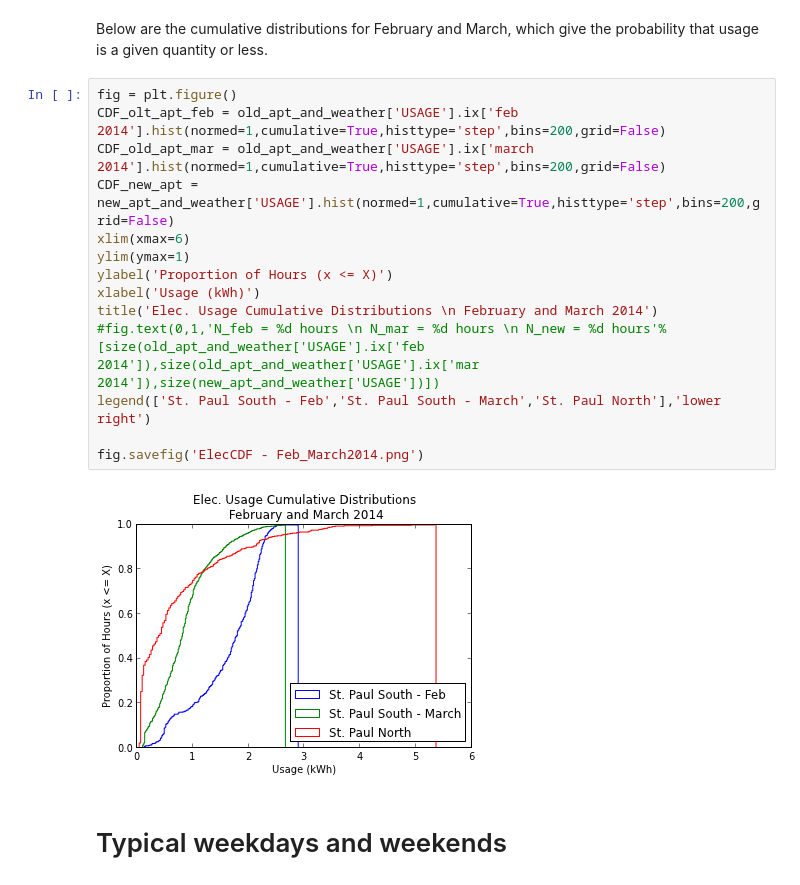
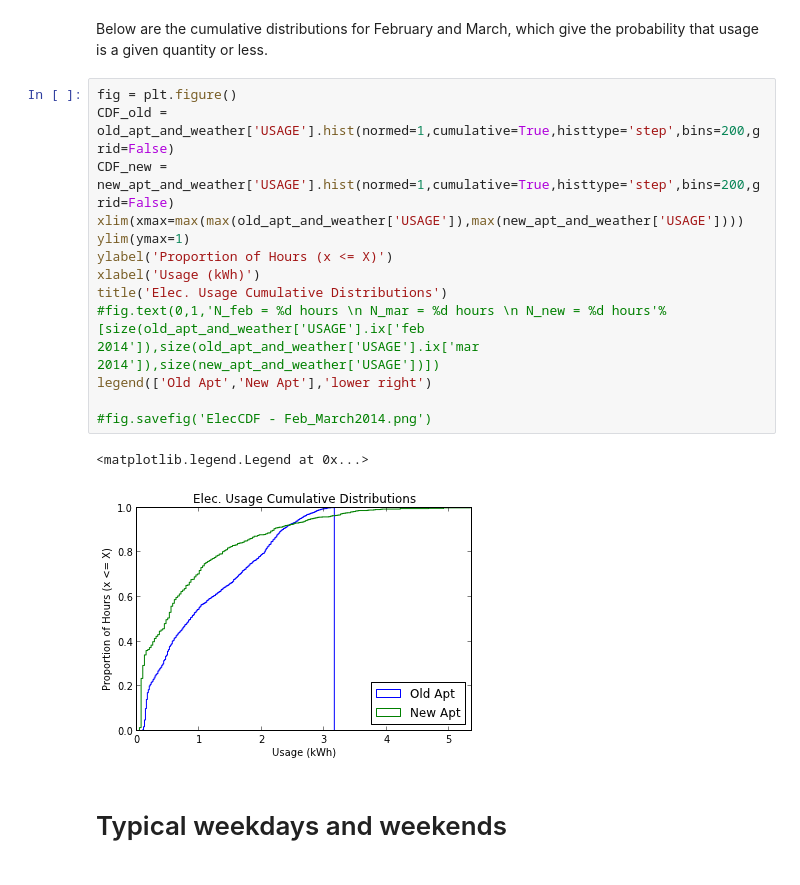
Before and after one commit to jtelszasz/my_energy_forecast_SVR, a Jupyter notebook: apt_compare.ipynb, the cells around one changed output. Drawn from its saved outputs; the diff is of its cells as text.

```diff
--- a/apt_compare.ipynb
+++ b/apt_compare.ipynb
@@ -116,20 +115,20 @@ elec_hist(new_apt_and_weather['USAGE'],'june 2014','St. Paul North \n June 2014'
 Below are the cumulative distributions for February and March, which give the probability that usage is a given quantity or less.
 # %%
 fig = plt.figure()
-CDF_olt_apt_feb = old_apt_and_weather['USAGE'].ix['feb 2014'].hist(normed=1,cumulative=True,histtype='step',bins=200,grid=False)
-CDF_old_apt_mar = old_apt_and_weather['USAGE'].ix['march 2014'].hist(normed=1,cumulative=True,histtype='step',bins=200,grid=False)
-CDF_new_apt = new_apt_and_weather['USAGE'].hist(normed=1,cumulative=True,histtype='step',bins=200,grid=False)
-xlim(xmax=6)
+CDF_old = old_apt_and_weather['USAGE'].hist(normed=1,cumulative=True,histtype='step',bins=200,grid=False)
+CDF_new = new_apt_and_weather['USAGE'].hist(normed=1,cumulative=True,histtype='step',bins=200,grid=False)
+xlim(xmax=max(max(old_apt_and_weather['USAGE']),max(new_apt_and_weather['USAGE'])))
 ylim(ymax=1)
 ylabel('Proportion of Hours (x <= X)')
 xlabel('Usage (kWh)')
-title('Elec. Usage Cumulative Distributions \n February and March 2014')
+title('Elec. Usage Cumulative Distributions')
 #fig.text(0,1,'N_feb = %d hours \n N_mar = %d hours \n N_new = %d hours'%[size(old_apt_and_weather['USAGE'].ix['feb 2014']),size(old_apt_and_weather['USAGE'].ix['mar 2014']),size(new_apt_and_weather['USAGE'])])
-legend(['St. Paul South - Feb','St. Paul South - March','St. Paul North'],'lower right')
+legend(['Old Apt','New Apt'],'lower right')
 
-fig.savefig('ElecCDF - Feb_March2014.png')
+#fig.savefig('ElecCDF - Feb_March2014.png')
 # %% [output]
+<matplotlib.legend.Legend at 0x...>
-[figure, old version]
+[figure, new version]
 # %% [markdown]
 # Typical weekdays and weekends
 # %% [markdown]
```
Also changed, not shown: parts of 22 cells of this notebook, 4 other files.
